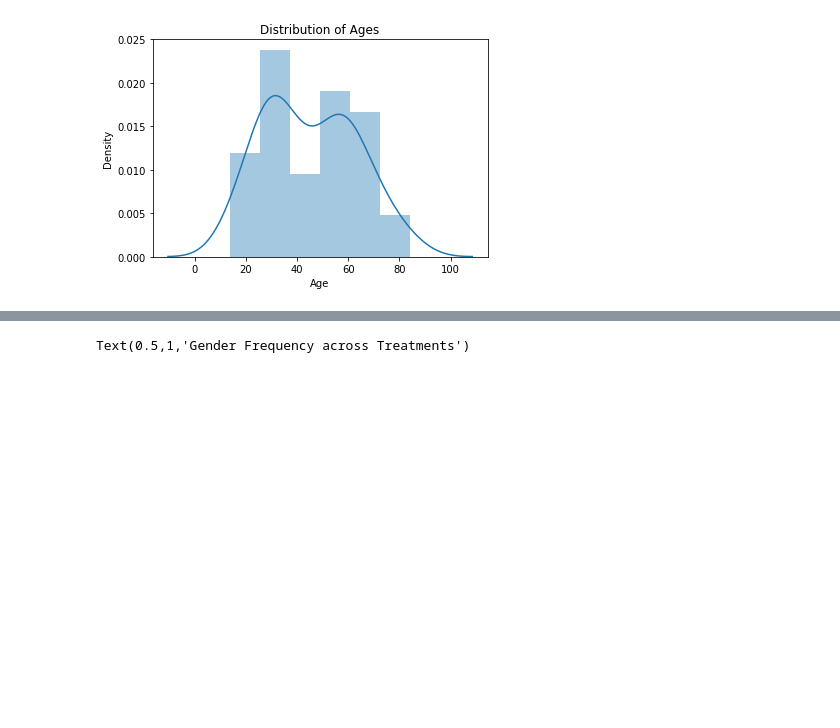
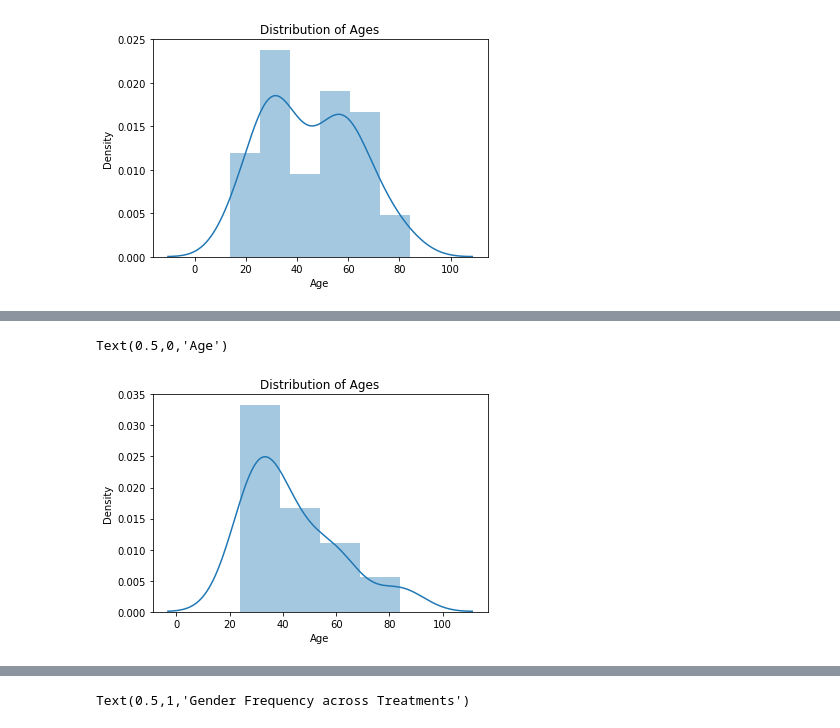
Before and after one commit to yjs1210/brain-depression-proteomic-analysis, a Jupyter notebook: Michelle_yimin_analysis.ipynb, the cells around one changed output, grey strips where cells are left out. Cells and saved outputs as stored; diff of their text form; code cells hidden in the pictures; blank space fills up the shorter version.

```diff
--- a/Michelle_yimin_analysis.ipynb
+++ b/Michelle_yimin_analysis.ipynb
@@ -51,0 +60,8 @@ Text(0.5,0,'Age')
+# %%
+ax = sns.distplot(out[out['gr'] == 'MDD*SSRI']['age'])
+ax.set_title('Distribution of Ages')
+ax.set_ylabel('Density')
+ax.set_xlabel('Age')
+# %% [output]
+Text(0.5,0,'Age')
+[figure, added]
```
Also changed, not shown: parts of 27 cells of this notebook.
